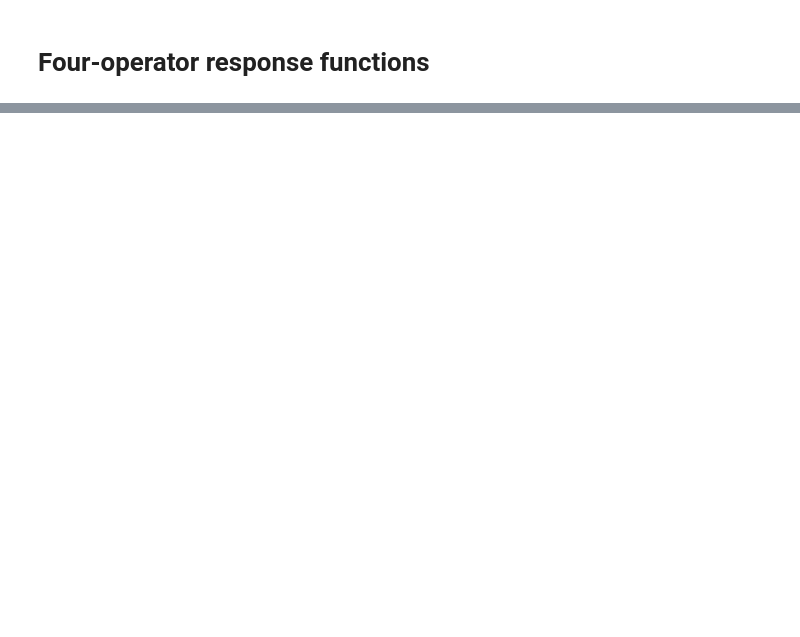
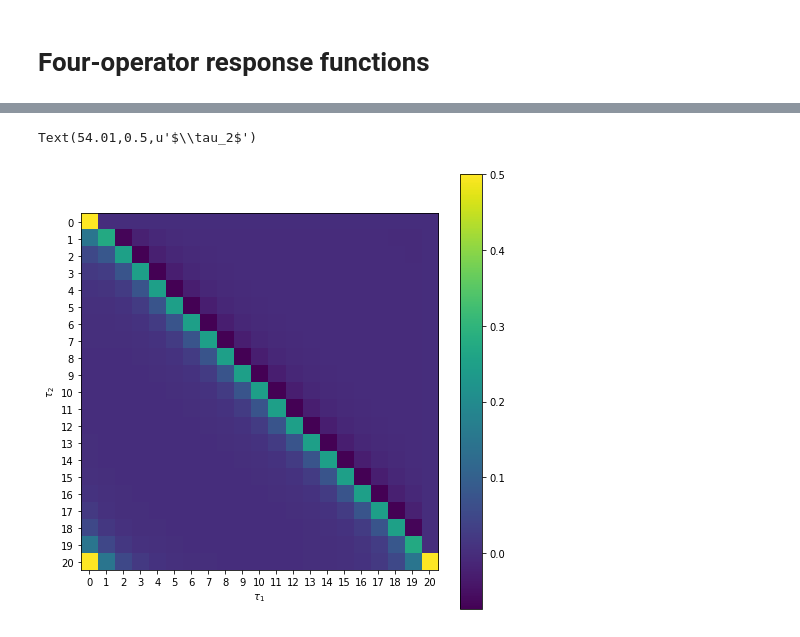
Before and after one commit to HugoStrand/pyed, a Jupyter notebook: doc/Anderson.ipynb, the cells around one changed output, grey strips where cells are left out. Saved outputs shown, nothing was run; the diff lists cells and outputs as text; code cells hidden in the pictures; blank space fills up the shorter version.

```diff
--- a/doc/Anderson.ipynb
+++ b/doc/Anderson.ipynb
@@ -122,0 +132,12 @@ plt.savefig('figure_g3pp_tau.png')
+# %%
+plt.figure(figsize=(8,8))
+plt.imshow(data.real)
+plt.xticks(range(21))
+plt.yticks(range(21))
+plt.savefig('im_g3pp_tau.png')
+plt.colorbar()
+plt.xlabel(r'$\tau_1$')
+plt.ylabel(r'$\tau_2$')
+# %% [output]
+Text(54.01,0.5,u'$\\tau_2$')
+[figure, added]
```
Also changed, not shown: parts of 11 cells of this notebook, 2 other files.
